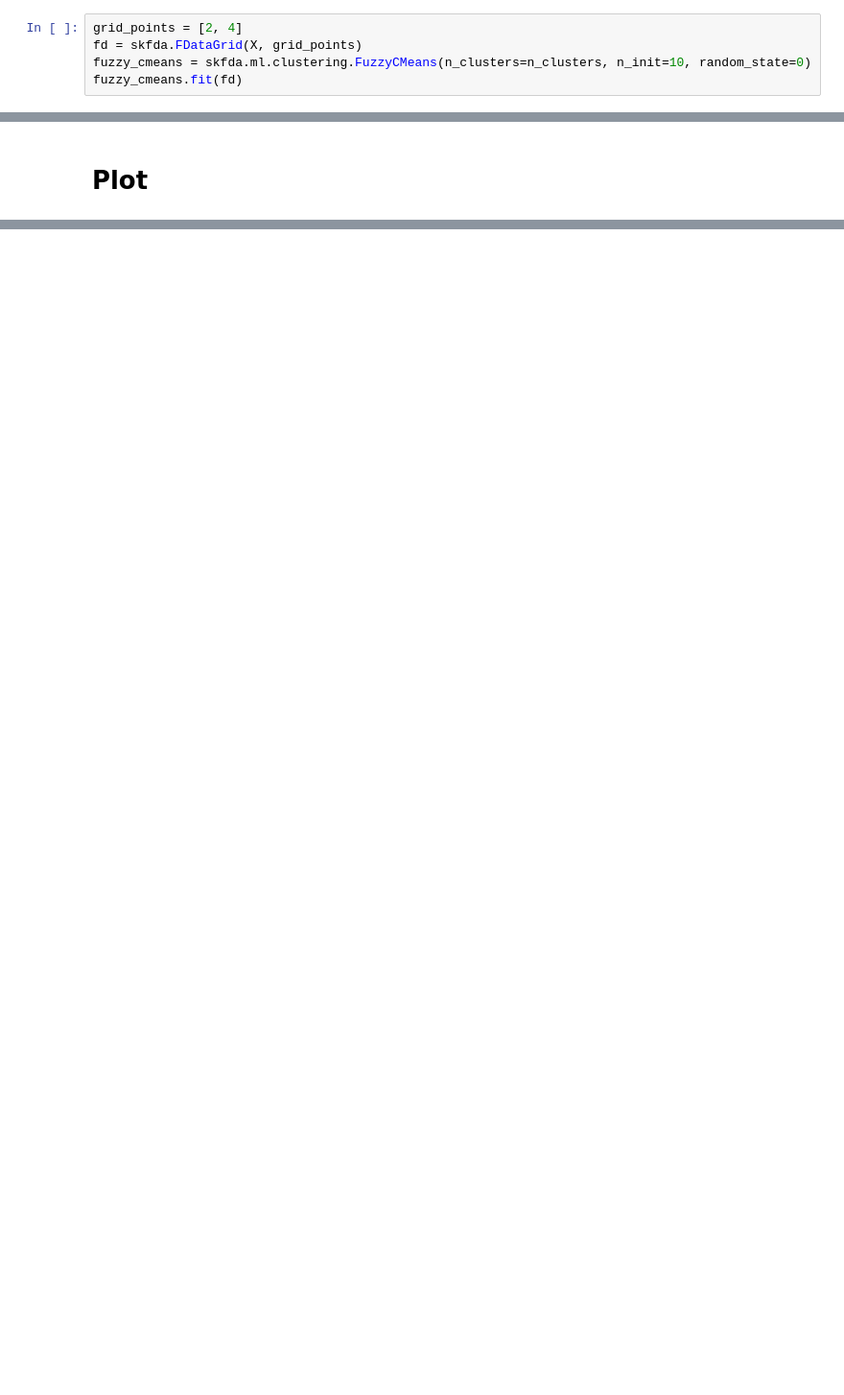
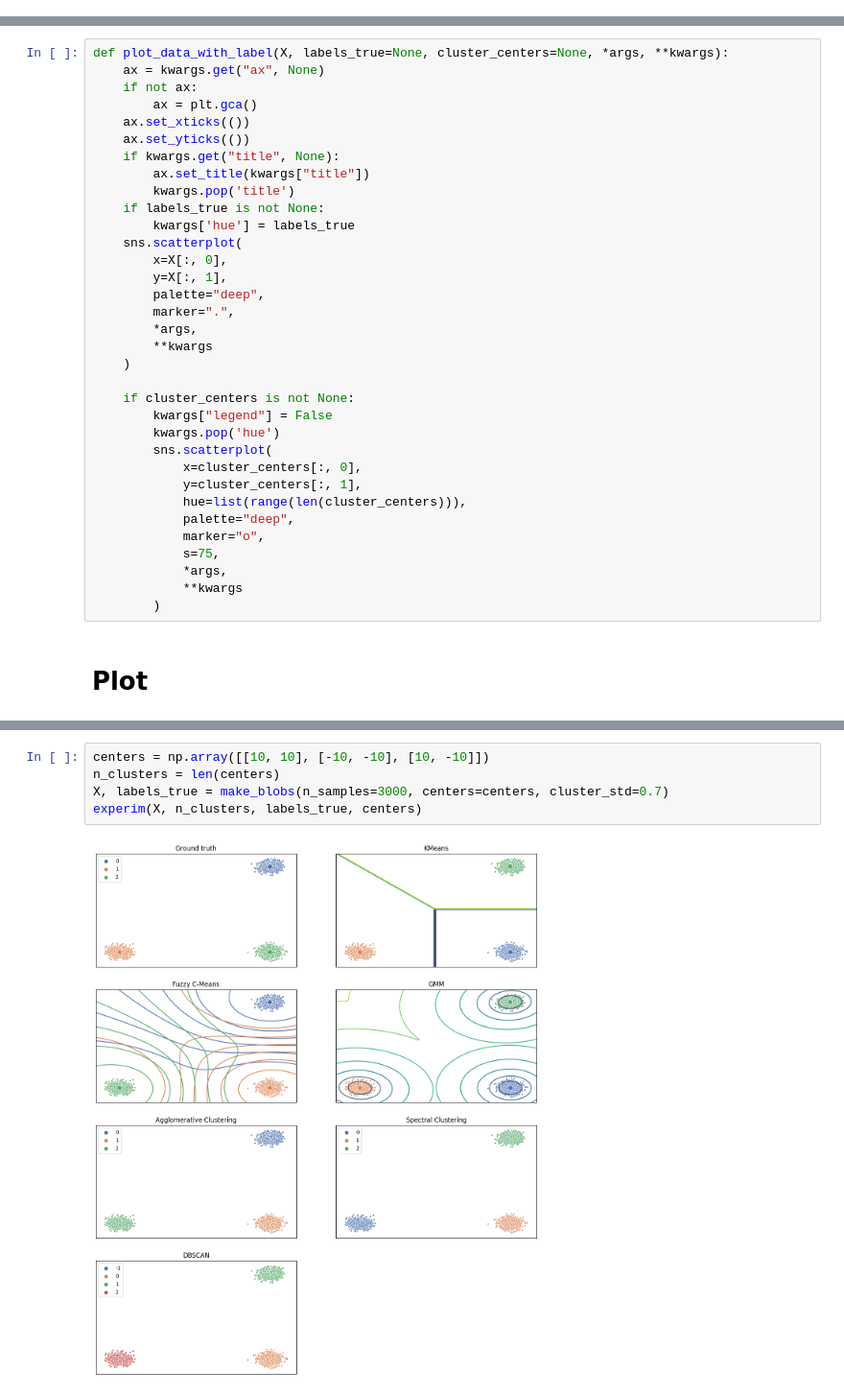
Before and after one commit to CharlesAttend/M2-DAC, a Jupyter notebook: XAI/TME/TME9/TME9.ipynb, the cells around one changed output, grey strips where cells are left out. Shown at 96% size. Cells and saved outputs as stored; diff of their text form; blank space fills up the shorter version.

```diff
--- a/XAI/TME/TME9/TME9.ipynb
+++ b/XAI/TME/TME9/TME9.ipynb
@@ -479,5 +447,0 @@ Clustering with Fuzzy C-Means
-# %%
-grid_points = [2, 4]
-fd = skfda.FDataGrid(X, grid_points)
-fuzzy_cmeans = skfda.ml.clustering.FuzzyCMeans(n_clusters=n_clusters, n_init=10, random_state=0)
-fuzzy_cmeans.fit(fd)
@@ -508,2 +448,36 @@ mbk_means_labels = pairwise_distances_argmin(X, mbk_means_cluster_centers)
+# %%
+def plot_data_with_label(X, labels_true=None, cluster_centers=None, *args, **kwargs):
+    ax = kwargs.get("ax", None)
+    if not ax:
+        ax = plt.gca()
+    ax.set_xticks(())
+    ax.set_yticks(())
+    if kwargs.get("title", None):
+        ax.set_title(kwargs["title"])
+        kwargs.pop('title')
+    if labels_true is not None:
+        kwargs['hue'] = labels_true
+    sns.scatterplot(
+        x=X[:, 0],
+        y=X[:, 1],
+        palette="deep",
+        marker=".",
+        *args,
+        **kwargs
+    )
+
+    if cluster_centers is not None:
+        kwargs["legend"] = False
+        kwargs.pop('hue')
+        sns.scatterplot(
+            x=cluster_centers[:, 0],
+            y=cluster_centers[:, 1],
+            hue=list(range(len(cluster_centers))),
+            palette="deep",
+            marker="o",
+            s=75,
+            *args,
+            **kwargs
+        )
 # %% [markdown]
 # Plot
@@ -571,0 +570,7 @@ plt.show()
+# %%
+centers = np.array([[10, 10], [-10, -10], [10, -10]])
+n_clusters = len(centers)
+X, labels_true = make_blobs(n_samples=3000, centers=centers, cluster_std=0.7)
+experim(X, n_clusters, labels_true, centers)
+# %% [output]
+[figure, added]
```
Also changed, not shown: parts of 22 cells of this notebook.
